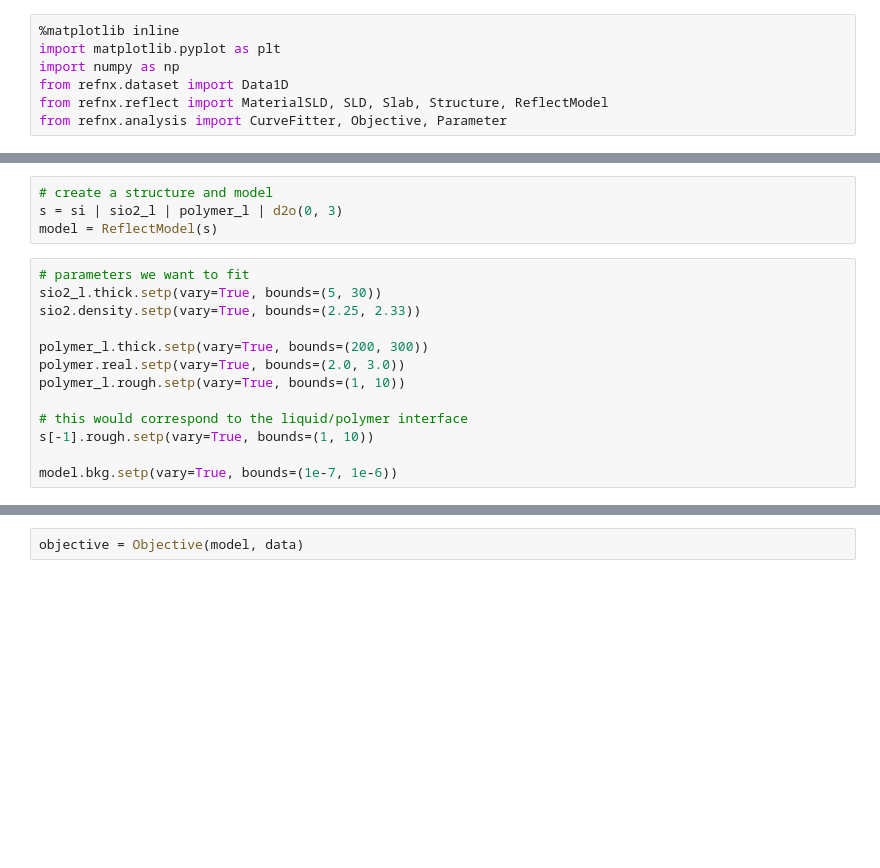
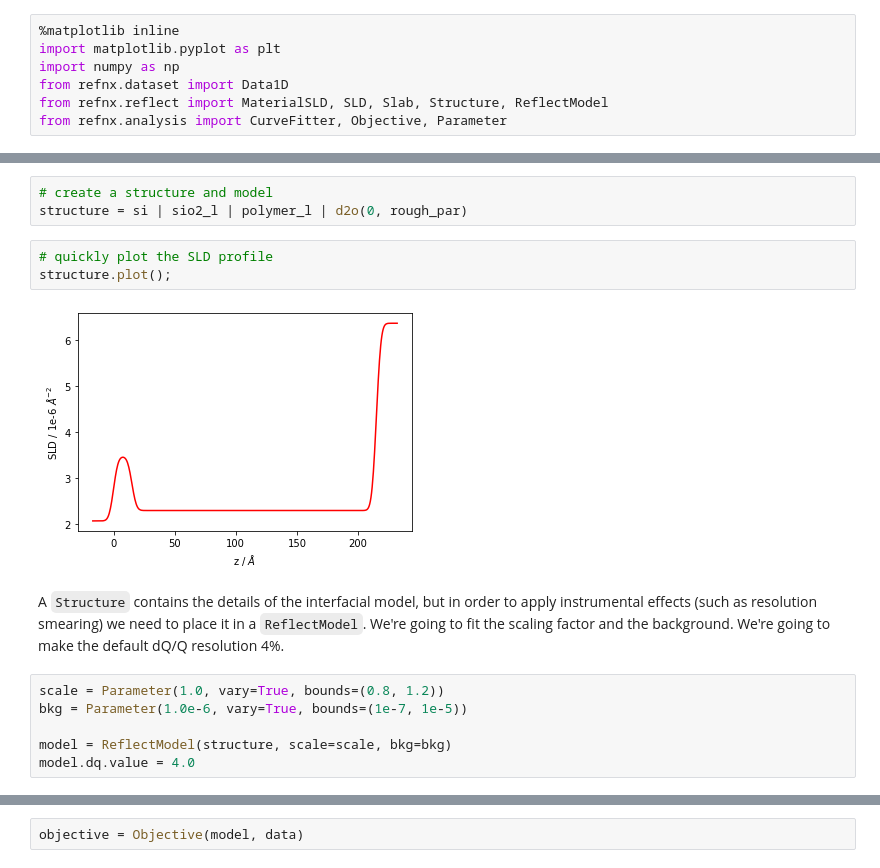
Before and after one commit to reflectivity/analysis, a Jupyter notebook: tutorials/tutorial1_refnx.ipynb, the cells around one changed output, grey strips where cells are left out. Drawn from its saved outputs; the diff is of its cells as text; blank space fills up the shorter version.

```diff
--- a/tutorials/tutorial1_refnx.ipynb
+++ b/tutorials/tutorial1_refnx.ipynb
@@ -21,17 +54,16 @@ polymer_l = polymer(200, 3)
 # %%
 # create a structure and model
-s = si | sio2_l | polymer_l | d2o(0, 3)
-model = ReflectModel(s)
+structure = si | sio2_l | polymer_l | d2o(0, rough_par)
-# %%
-# parameters we want to fit
-sio2_l.thick.setp(vary=True, bounds=(5, 30))
-sio2.density.setp(vary=True, bounds=(2.25, 2.33))
-
-polymer_l.thick.setp(vary=True, bounds=(200, 300))
-polymer.real.setp(vary=True, bounds=(2.0, 3.0))
-polymer_l.rough.setp(vary=True, bounds=(1, 10))
-
-# this would correspond to the liquid/polymer interface
-s[-1].rough.setp(vary=True, bounds=(1, 10))
-
-model.bkg.setp(vary=True, bounds=(1e-7, 1e-6))
+# %%
+# quickly plot the SLD profile
+structure.plot();
+# %% [output]
+[figure, added]
+# %% [markdown]
+A `Structure` contains the details of the interfacial model, but in order to apply instrumental effects (such as resolution smearing) we need to place it in a `ReflectModel`. We're going to fit the scaling factor and the background. We're going to make the default dQ/Q resolution 4%.
+# %%
+scale = Parameter(1.0, vary=True, bounds=(0.8, 1.2))
+bkg = Parameter(1.0e-6, vary=True, bounds=(1e-7, 1e-5))
+
+model = ReflectModel(structure, scale=scale, bkg=bkg)
+model.dq.value = 4.0
```
Also changed, not shown: parts of 30 cells of this notebook.
